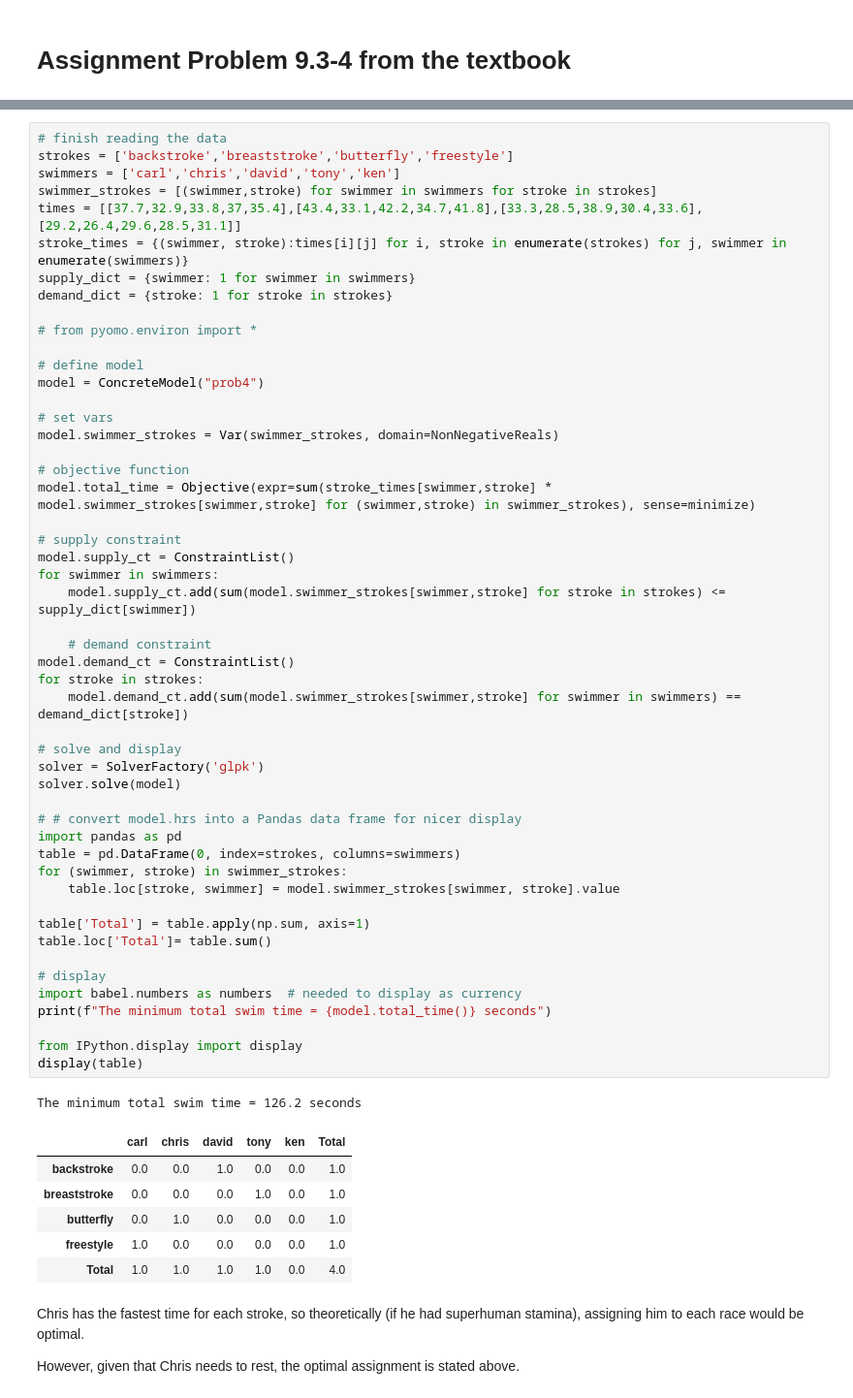
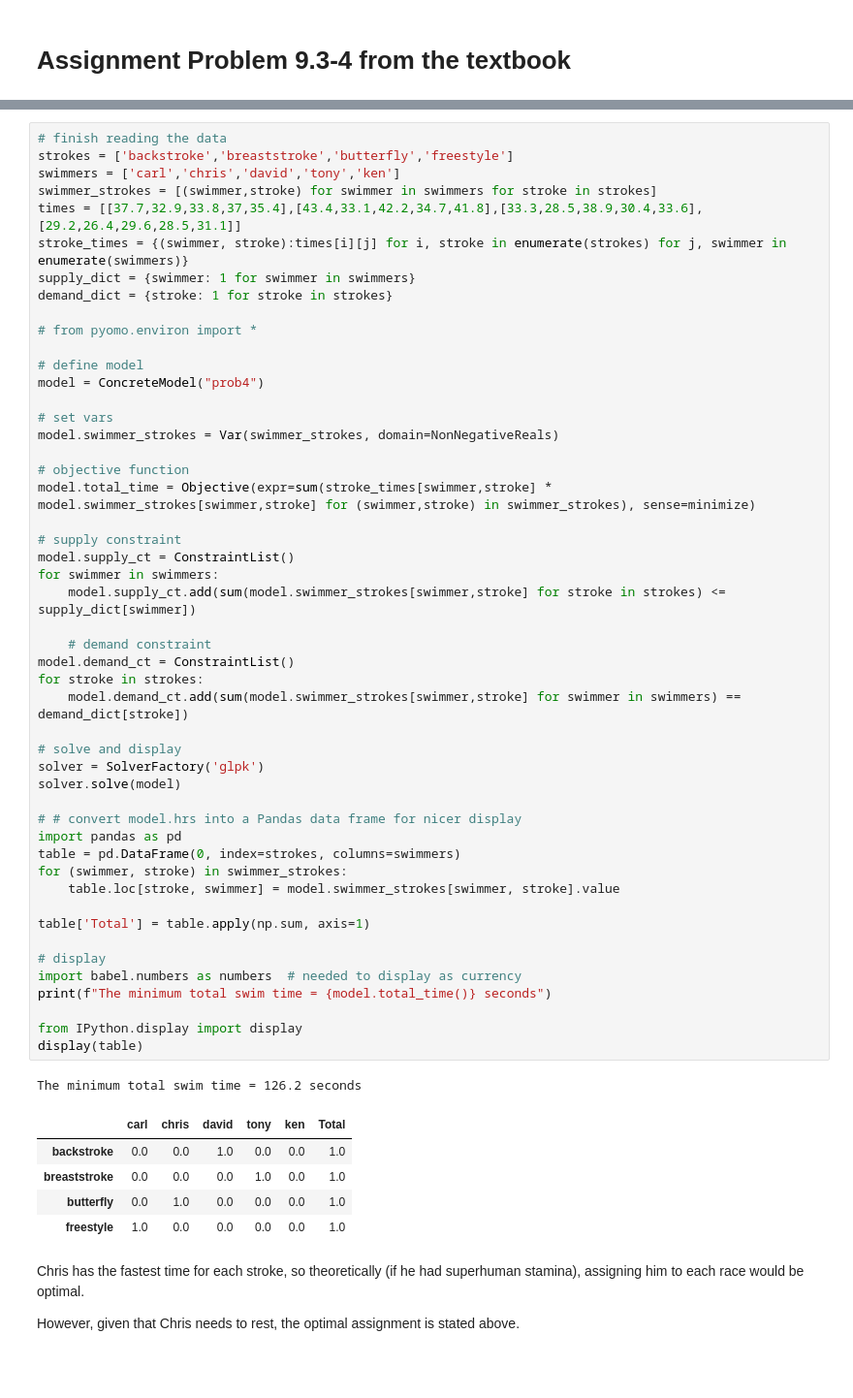
Before and after one commit to seanwhyland/DS775, a Jupyter notebook: lesson_3/Lesson 03 Homework - LP3/Homework_03.ipynb, the cells around one changed output, grey strips where cells are left out. Shown at 97% size. Cells and saved outputs as stored; diff of their text form; blank space fills up the shorter version.

```diff
--- a/lesson_3/Lesson 03 Homework - LP3/Homework_03.ipynb
+++ b/lesson_3/Lesson 03 Homework - LP3/Homework_03.ipynb
@@ -470,35 +447,33 @@ for swimmer in swimmers:
     # demand constraint
 model.demand_ct = ConstraintList()
 for stroke in strokes:
     model.demand_ct.add(sum(model.swimmer_strokes[swimmer,stroke] for swimmer in swimmers) == demand_dict[stroke])
 
 # solve and display
 solver = SolverFactory('glpk')
 solver.solve(model)
 
 # # convert model.hrs into a Pandas data frame for nicer display
 import pandas as pd
 table = pd.DataFrame(0, index=strokes, columns=swimmers)
 for (swimmer, stroke) in swimmer_strokes:
     table.loc[stroke, swimmer] = model.swimmer_strokes[swimmer, stroke].value
 
 table['Total'] = table.apply(np.sum, axis=1)
-table.loc['Total']= table.sum()
 
 # display
 import babel.numbers as numbers  # needed to display as currency
 print(f"The minimum total swim time = {model.total_time()} seconds")
 
 from IPython.display import display
 display(table)
 # %% [output]
 The minimum total swim time = 126.2 seconds
 |  | carl | chris | david | tony | ken | Total |
 | backstroke | 0.0 | 0.0 | 1.0 | 0.0 | 0.0 | 1.0 |
 | breaststroke | 0.0 | 0.0 | 0.0 | 1.0 | 0.0 | 1.0 |
 | butterfly | 0.0 | 1.0 | 0.0 | 0.0 | 0.0 | 1.0 |
 | freestyle | 1.0 | 0.0 | 0.0 | 0.0 | 0.0 | 1.0 |
-| Total | 1.0 | 1.0 | 1.0 | 1.0 | 0.0 | 4.0 |
 # %% [markdown]
 Chris has the fastest time for each stroke, so theoretically (if he had superhuman stamina), assigning him to each race would be optimal.
 
```
Also changed, not shown: parts of 2 cells of this notebook.
